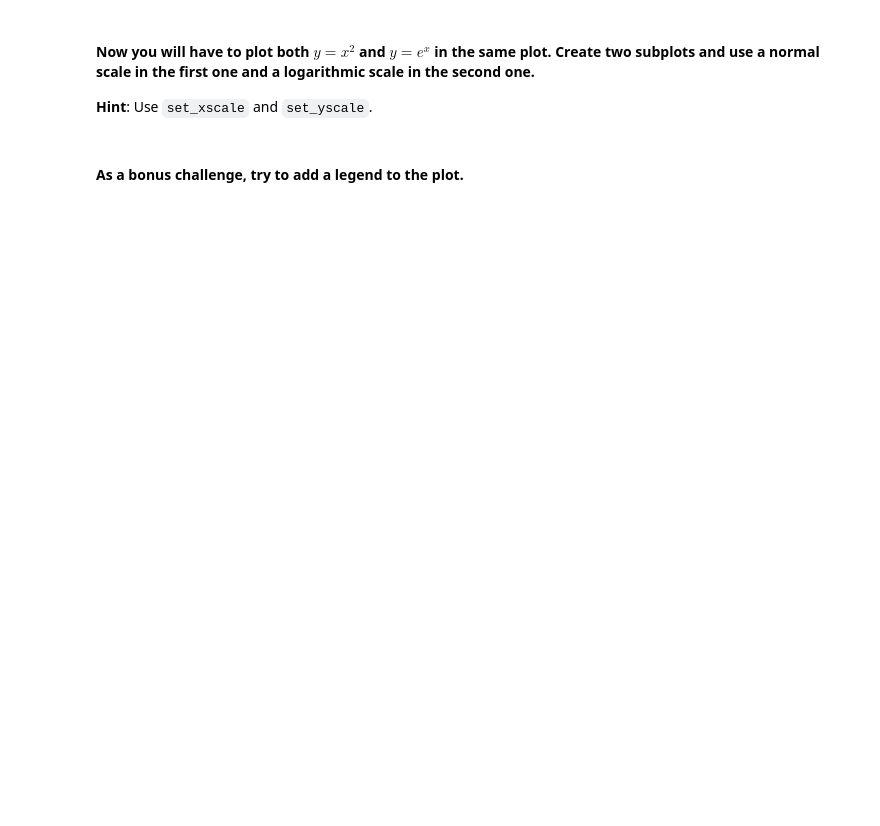
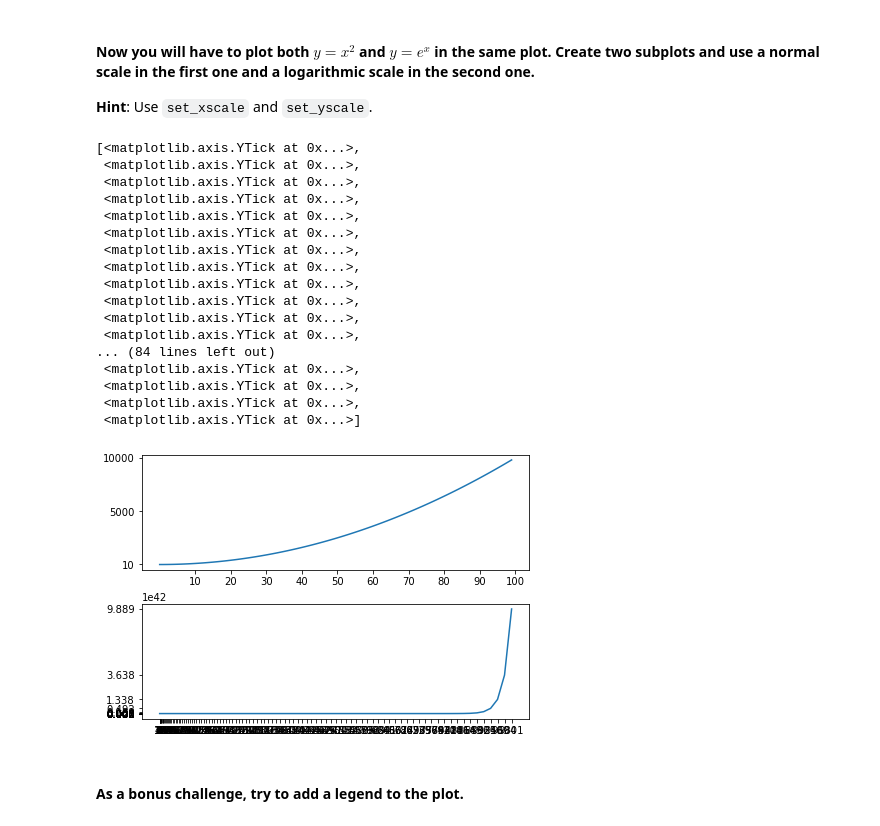
Before and after one commit to TitoGerva/dataptmad1121_labs, a Jupyter notebook: module-2/matplotlib-seaborn/your-code/[matplotlib-seaborn] Gervasio Feliciosi.ipynb, the cells around one changed output. Cells and saved outputs as stored; diff of their text form; code cells hidden in the pictures; blank space fills up the shorter version.

```diff
--- a/module-2/matplotlib-seaborn/your-code/[matplotlib-seaborn] Gervasio Feliciosi.ipynb
+++ b/module-2/matplotlib-seaborn/your-code/[matplotlib-seaborn] Gervasio Feliciosi.ipynb
@@ -66,2 +64,33 @@ axs[1].plot(xlabel='datos_x', zlabel='datos_z', title = 'Los Puentes de Madison'
+# %%
+# your code here
+x = np.arange(0,100)
+y1 = x**2
+y2 = np.exp(x)
+figure, axs = plt.subplots(2,1, layout='constrained')
+axs[0].plot(x,y1)
+axs[0].set_xticks([10, 20, 30, 40, 50, 60, 70, 80, 90, 100])
+axs[0].set_yticks([10, 5000, 10000])
+axs[1].plot(y1,y2)
+axs[1].set_xticks(y1)
+axs[1].set_yticks(y2)
+# %% [output]
+[<matplotlib.axis.YTick at 0x...>,
+ <matplotlib.axis.YTick at 0x...>,
+ <matplotlib.axis.YTick at 0x...>,
+ <matplotlib.axis.YTick at 0x...>,
+ <matplotlib.axis.YTick at 0x...>,
+ <matplotlib.axis.YTick at 0x...>,
+ <matplotlib.axis.YTick at 0x...>,
+ <matplotlib.axis.YTick at 0x...>,
+ <matplotlib.axis.YTick at 0x...>,
+ <matplotlib.axis.YTick at 0x...>,
+ <matplotlib.axis.YTick at 0x...>,
+ <matplotlib.axis.YTick at 0x...>,
+... (84 lines left out)
+ <matplotlib.axis.YTick at 0x...>,
+ <matplotlib.axis.YTick at 0x...>,
+ <matplotlib.axis.YTick at 0x...>,
+ <matplotlib.axis.YTick at 0x...>]
+[figure, added]
 # %% [markdown]
 #### As a bonus challenge, try to add a legend to the plot.
```
Also changed, not shown: parts of 8 cells of this notebook, 2 other files.
